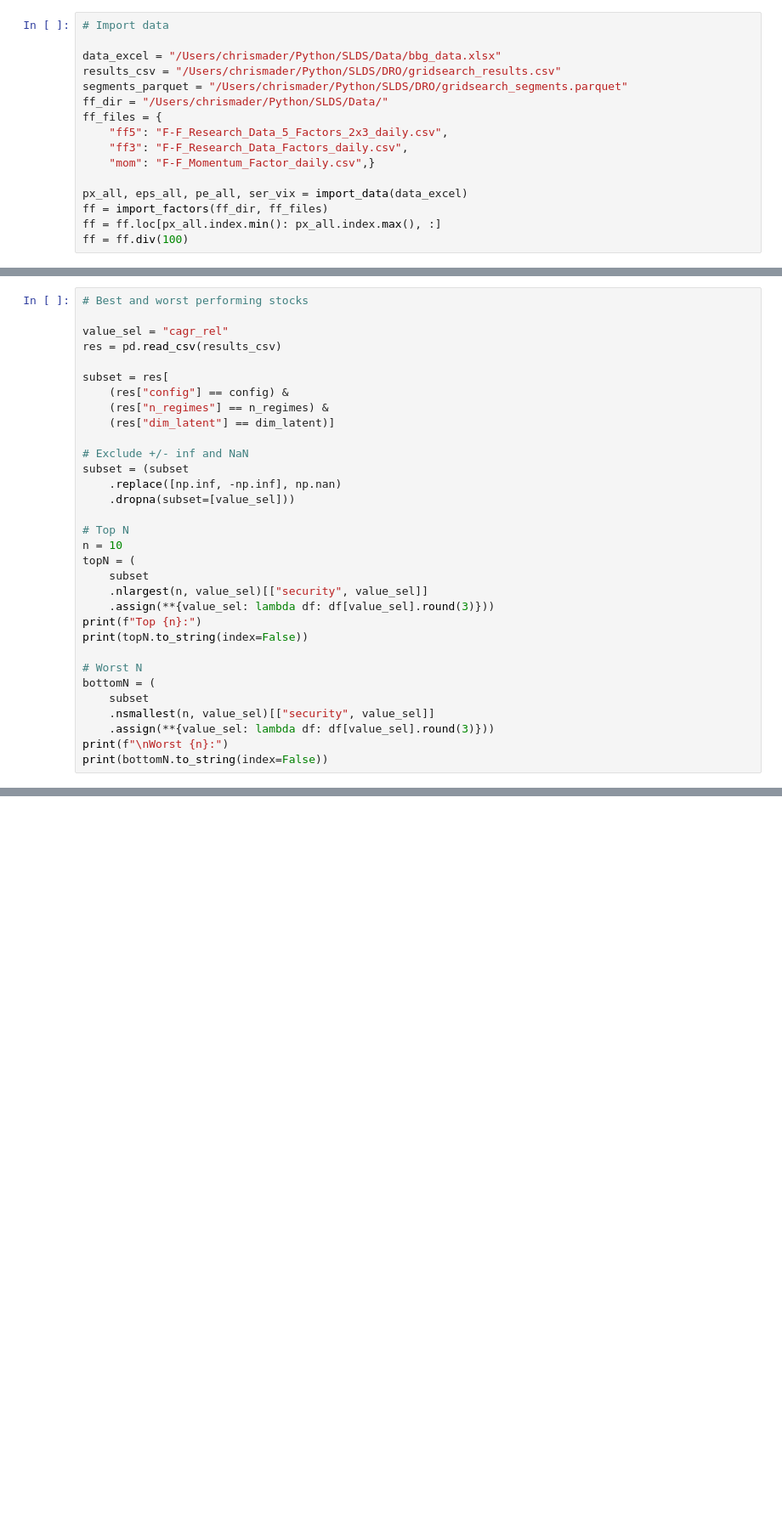
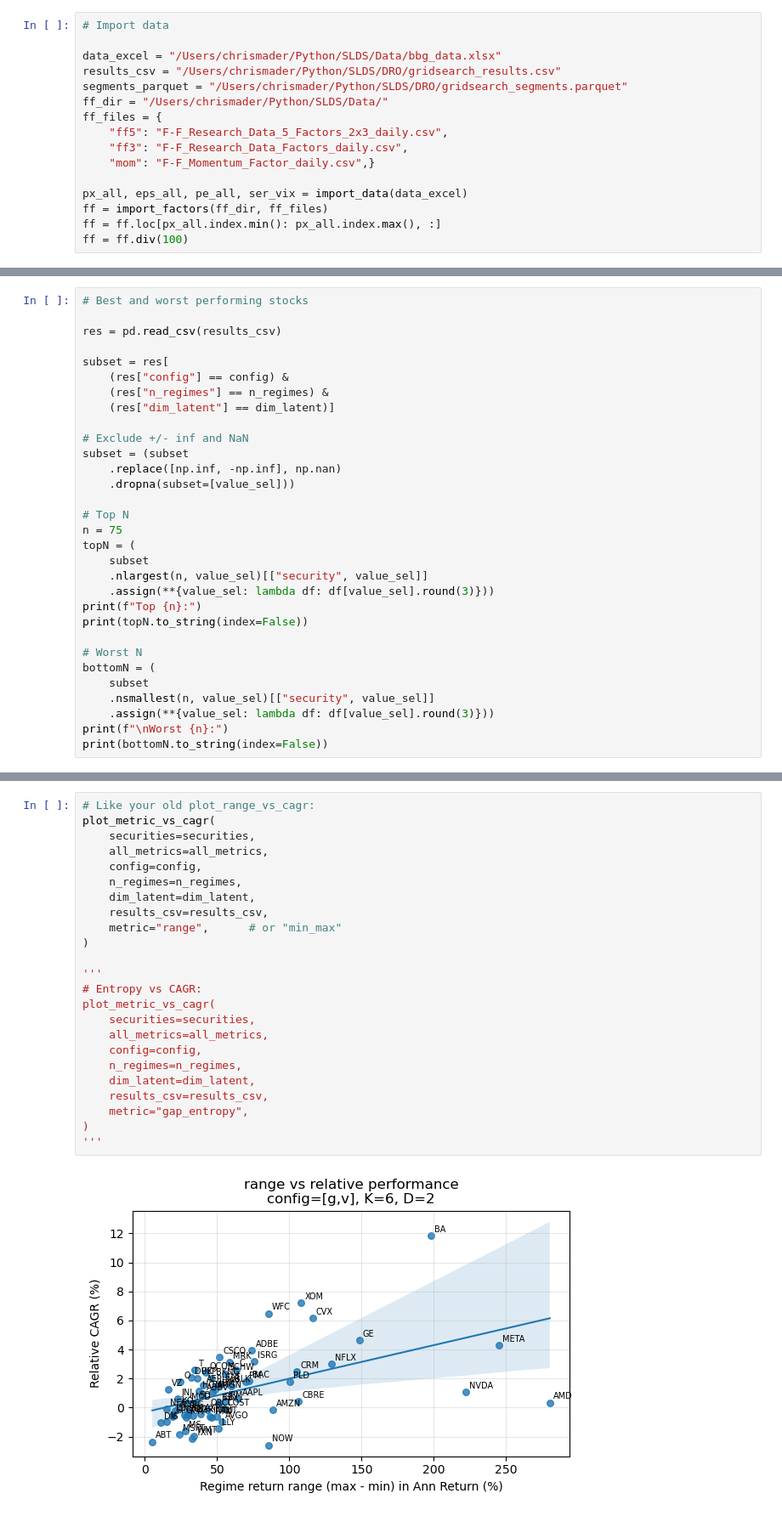
Before and after one commit to chrismader1/SLDS, a Jupyter notebook: rSLDS_analysis_plot.ipynb, the cells around one changed output, grey strips where cells are left out. Shown at 85% size. Saved outputs shown, nothing was run; the diff lists cells and outputs as text; blank space fills up the shorter version.

```diff
--- a/rSLDS_analysis_plot.ipynb
+++ b/rSLDS_analysis_plot.ipynb
@@ -50,7 +52,6 @@ dim_latent = 2
 # %%
 # Best and worst performing stocks
 
-value_sel = "cagr_rel"
 res = pd.read_csv(results_csv)
 
 subset = res[
@@ -64,7 +65,7 @@ subset = (subset
     .dropna(subset=[value_sel]))
 
 # Top N
-n = 10
+n = 75
 topN = (
     subset
     .nlargest(n, value_sel)[["security", value_sel]]
@@ -705,0 +1344,26 @@ _ = run_pipeline(
+# %%
+# Like your old plot_range_vs_cagr:
+plot_metric_vs_cagr(
+    securities=securities,
+    all_metrics=all_metrics,
+    config=config,
+    n_regimes=n_regimes,
+    dim_latent=dim_latent,
+    results_csv=results_csv,
+    metric="range",      # or "min_max"
+)
+
+'''
+# Entropy vs CAGR:
+plot_metric_vs_cagr(
+    securities=securities,
+    all_metrics=all_metrics,
+    config=config,
+    n_regimes=n_regimes,
+    dim_latent=dim_latent,
+    results_csv=results_csv,
+    metric="gap_entropy",
+)
+'''
+# %% [output]
+[figure, added]
```
Also changed, not shown: parts of 15 cells of this notebook, 3 other files.
